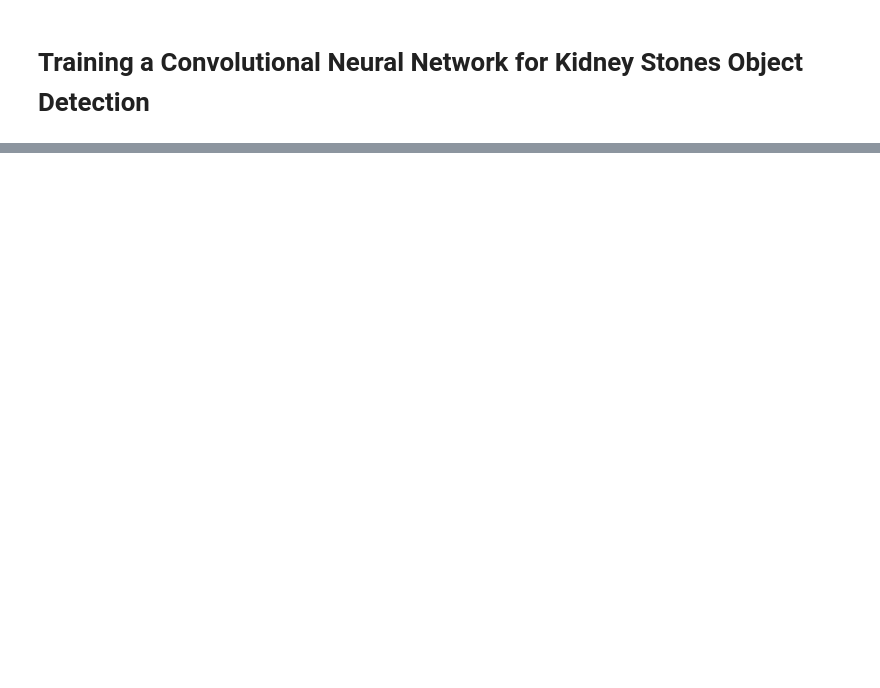
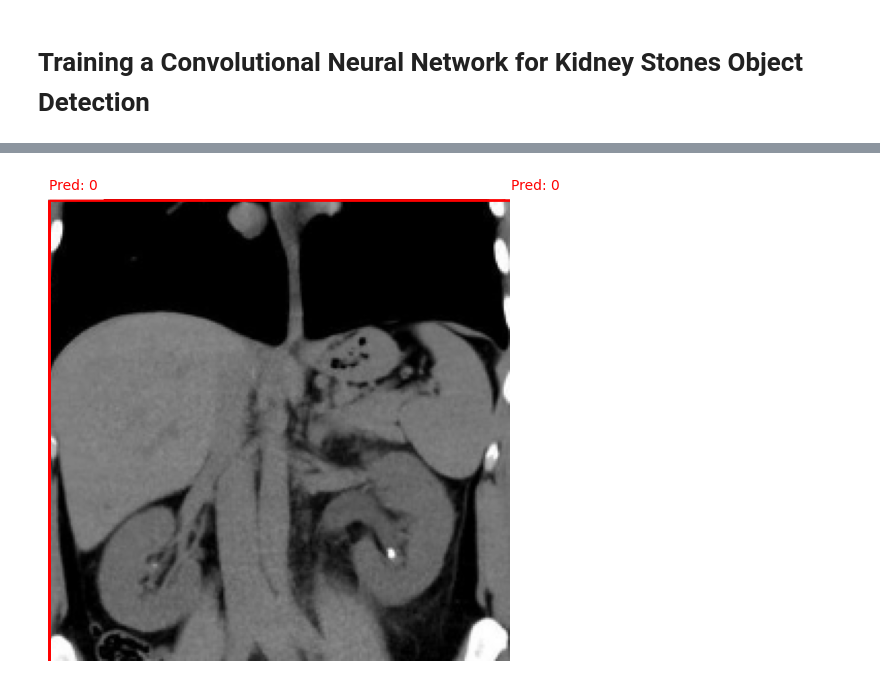
Before and after one commit to Brianhulela/ebook_object_detection, a Jupyter notebook: chapters/kidney_stones/kidney_stones_detection.ipynb, the cells around one changed output, grey strips where cells are left out. Drawn from its saved outputs; the diff is of its cells as text; code cells hidden in the pictures; blank space fills up the shorter version.

```diff
--- a/chapters/kidney_stones/kidney_stones_detection.ipynb
+++ b/chapters/kidney_stones/kidney_stones_detection.ipynb
@@ -146,0 +319,8 @@ plt.show()
+# %%
+# Train the model
+history = model.fit(
+    train_images, train_labels_flat,
+    validation_data=(val_images, val_labels_flat),
+    epochs=10,
+    batch_size=16
+)
@@ -146,0 +347,56 @@ plt.show()
+# %%
+def denormalize_bboxes(bboxes, img_width, img_height):
+    """ Convert normalized coordinates back to pixel values """
+    denorm_bboxes = []
+    for bbox in bboxes:
+        class_id = int(bbox[0])  # Class ID remains unchanged
+        x_min = int(bbox[1] * img_width)
+        y_min = int(bbox[2] * img_height)
+        x_max = int(bbox[3] * img_width)
+        y_max = int(bbox[4] * img_height)
+        denorm_bboxes.append([class_id, x_min, y_min, x_max, y_max])
+    return denorm_bboxes
+# %%
+import random
+
+def plot_prediction(index=None):
+    """
+    Plots a test image with its true and predicted bounding boxes.
+    :param index: Index of the test image (random if None).
+    """
+    if index is None:
+        index = random.randint(0, len(test_images) - 1)
+
+    image = test_images[index]
+    true_bboxes = test_labels_array[index]
+    pred_bboxes = model.predict(test_images[index:index+1]).reshape(max_objects, 5)
+
+    # Convert bounding boxes from normalized to pixel values
+    true_bboxes = denormalize_bboxes(true_bboxes, 224, 224)
+    pred_bboxes = denormalize_bboxes(pred_bboxes, 224, 224)
+
+    plt.figure(figsize=(6, 6))
+    plt.imshow(image)
+
+    # Draw ground truth boxes in **green**
+    for bbox in true_bboxes:
+        class_id, x_min, y_min, x_max, y_max = bbox
+        rect = plt.Rectangle((x_min, y_min), x_max - x_min, y_max - y_min,
+                             linewidth=2, edgecolor='green', facecolor='none')
+        plt.gca().add_patch(rect)
+        plt.text(x_min, y_min - 5, f'GT: {class_id}', color='green', fontsize=10, backgroundcolor='white')
+
+    # Draw predicted boxes in **red**
+    for bbox in pred_bboxes:
+        class_id, x_min, y_min, x_max, y_max = bbox
+        rect = plt.Rectangle((x_min, y_min), x_max - x_min, y_max - y_min,
+                             linewidth=2, edgecolor='red', facecolor='none')
+        plt.gca().add_patch(rect)
+        plt.text(x_min, y_min - 5, f'Pred: {class_id}', color='red', fontsize=10, backgroundcolor='white')
+
+    plt.axis("off")
+    plt.show()
+
+# Plot a random prediction
+plot_prediction()
+# %% [output]
@@ -146,0 +404 @@ plt.show()
+[figure, added]
```
Also changed, not shown: parts of 28 cells of this notebook, 4 other files.
